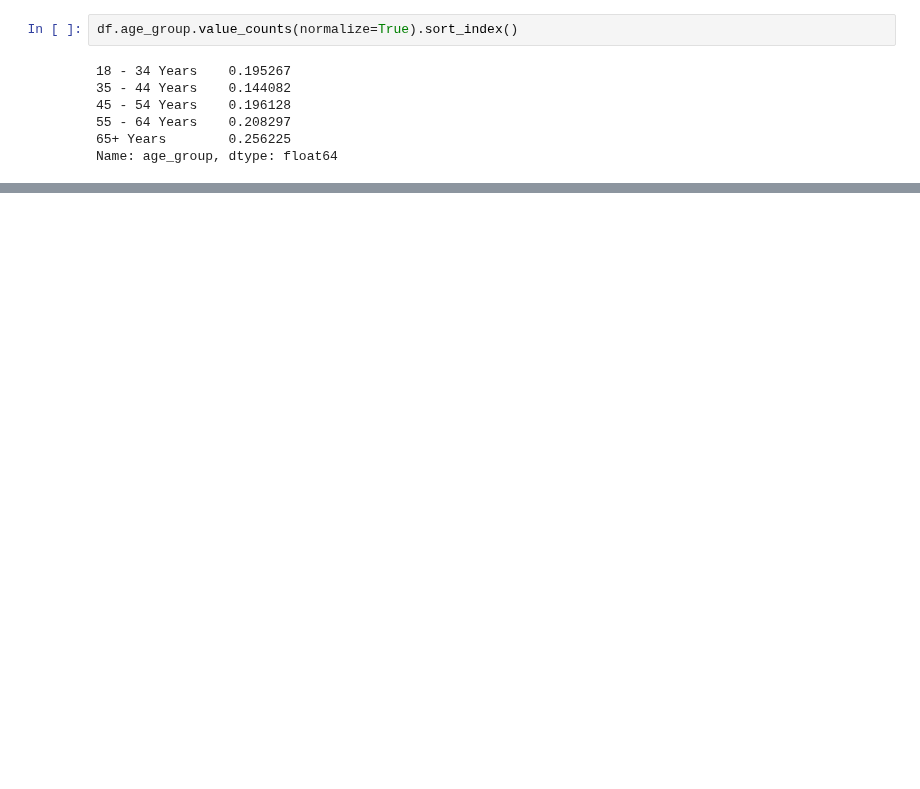
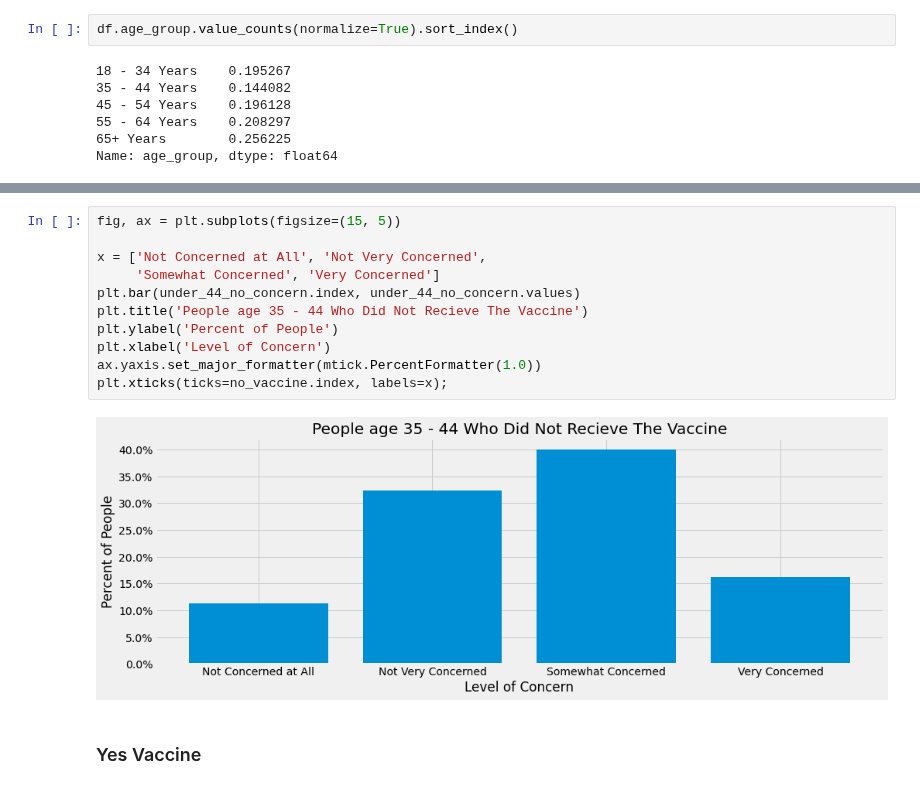
Before and after one commit to mankah/Capstone, a Jupyter notebook: Capstone.ipynb, the cells around one changed output, grey strips where cells are left out. Drawn from its saved outputs; the diff is of its cells as text; blank space fills up the shorter version.

```diff
--- a/Capstone.ipynb
+++ b/Capstone.ipynb
@@ -489,0 +561,15 @@ Name: age_group, dtype: float64
+# %%
+fig, ax = plt.subplots(figsize=(15, 5))
+
+x = ['Not Concerned at All', 'Not Very Concerned',
+     'Somewhat Concerned', 'Very Concerned']
+plt.bar(under_44_no_concern.index, under_44_no_concern.values)
+plt.title('People age 35 - 44 Who Did Not Recieve The Vaccine')
+plt.ylabel('Percent of People')
+plt.xlabel('Level of Concern')
+ax.yaxis.set_major_formatter(mtick.PercentFormatter(1.0))
+plt.xticks(ticks=no_vaccine.index, labels=x);
+# %% [output]
+[figure, added]
+# %% [markdown]
+### Yes Vaccine
```
Also changed, not shown: parts of 20 cells of this notebook.
